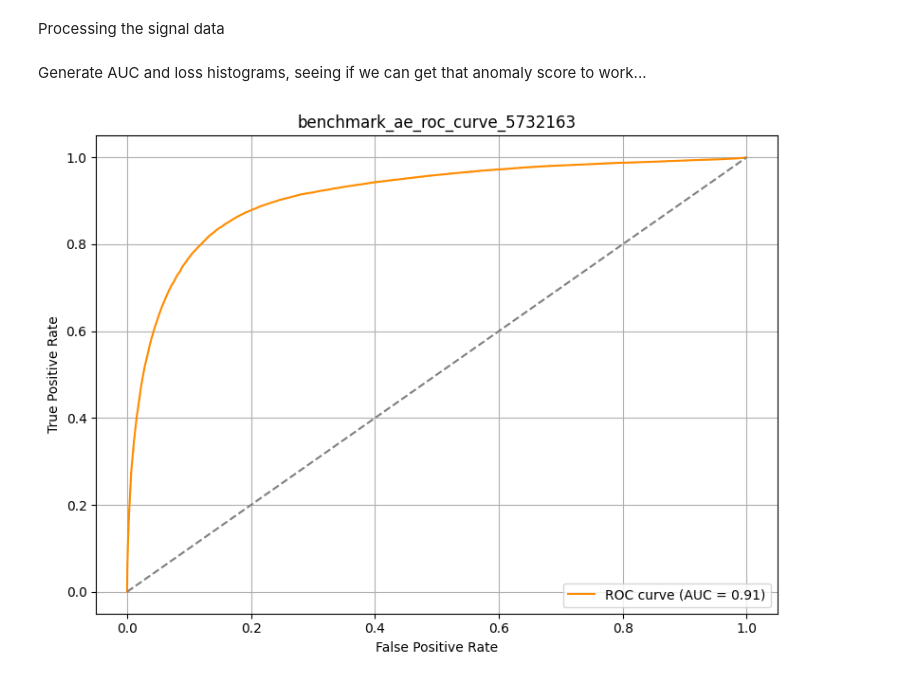
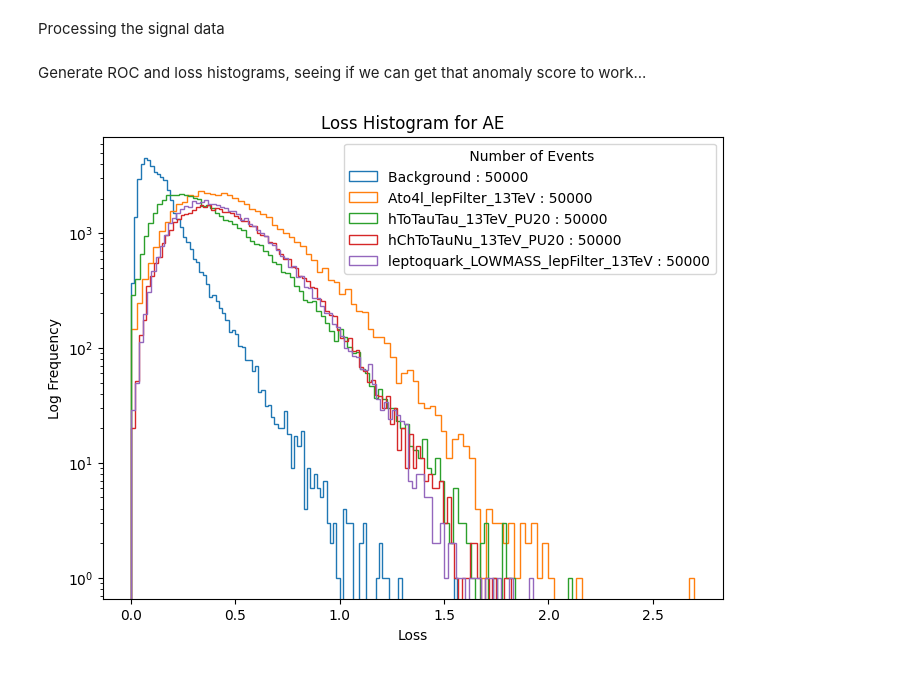
Before and after one commit to Danielbegel/evidential-dl-ae, a Jupyter notebook: ae_model.ipynb, the cells around one changed output. Saved outputs shown, nothing was run; the diff lists cells and outputs as text; code cells hidden in the pictures.

```diff
--- a/ae_model.ipynb
+++ b/ae_model.ipynb
@@ -171,3 +77,3 @@ Initialize an instance of the above class
 # %%
-model = AeModel(train_config)
+model = model_generator.create_model(train_config, "AE")
 # %% [output]
@@ -207,16 +113,6 @@ Model: "decoder"
 
 ---
 # %%
-early_stopping = EarlyStopping(patience=train_config["hyperparameters"]["stop_patience"], restore_best_weights=True)
-reduce_lr = ReduceLROnPlateau(monitor='val_loss', factor=0.1,
-                                  patience=train_config["hyperparameters"]["lr_patience"], verbose=1)
-
-model.compile(optimizer=Adam(), loss=tf.keras.losses.MeanSquaredError())
-history = model.fit(x=data_train,
-                        y=data_train,
-                        validation_data=(data_validate, data_validate),
-                        epochs=train_config["hyperparameters"]["epochs"],
-                        batch_size=train_config["hyperparameters"]["batch_size"],
-                        # callbacks=[early_stopping, reduce_lr, training_logger, tensorboard_callback]
-                        )
+model, history = model_trainer.train_model(train_config, model, data_train, data_validate)
+# gg.generate_loss_vs_epoch(train_config, history)
 # %% [output]
@@ -300,21 +167,21 @@ scores = np.concatenate([
 # %% [markdown]
-Generate AUC and loss histograms, seeing if we can get that anomaly score to work...
+Generate ROC and loss histograms, seeing if we can get that anomaly score to work...
 # %%
-fpr, tpr, _ = sk.roc_curve(truth_values, scores)
-roc_auc = sk.auc(fpr, tpr)
-
-# Plotting
-plt.figure(figsize=(8, 6))
-plt.plot(fpr, tpr, label=f'ROC curve (AUC = {roc_auc:.2f})', color='darkorange')
-plt.plot([0, 1], [0, 1], linestyle='--', color='gray')
-plt.xlabel('False Positive Rate')
-plt.ylabel('True Positive Rate')
-plt.title('benchmark_ae_roc_curve_5732163')
-plt.legend(loc="lower right")
-plt.grid(True)
-plt.tight_layout()
-plt.savefig(os.path.join(train_config["outputs"]["graph_directory"], datetime.datetime.now().strftime(
-    train_config["outputs"]["date_time_format"]) + "_ROC.png"), format="png", bbox_inches="tight")
-plt.show()
+# gg.generate_roc_curve(train_config, truth_values, scores)
-# %% [output]
-[figure, removed]
+# %%
+plt.figure(figsize=(8, 6))
+plt.hist(background_scores, histtype='step',bins=train_config["outputs"]["bins"], label='Background : {}'.format(len(background_scores)))
+plt.hist(Ato4l_scores, histtype='step',bins=train_config["outputs"]["bins"], label='Ato4l_lepFilter_13TeV : {}'.format(len(Ato4l_scores)))
+plt.hist(hToTauTau_scores, histtype='step', bins=train_config["outputs"]["bins"], label='hToTauTau_13TeV_PU20 : {}'.format(len(hToTauTau_scores)))
+plt.hist(hChToTauNu_scores, histtype='step', bins=train_config["outputs"]["bins"], label='hChToTauNu_13TeV_PU20 : {}'.format(len(hChToTauNu_scores)))
+plt.hist(leptoquark_scores,histtype='step', bins = train_config["outputs"]["bins"], label='leptoquark_LOWMASS_lepFilter_13TeV : {}'.format(len(leptoquark_scores)))
+plt.xlabel('Loss')
+plt.ylabel('Log Frequency')
+plt.yscale('log')
+plt.title("Loss Histogram for AE")
+plt.legend(title=" Number of Events")
+# plt.savefig(os.path.join(train_config["outputs"]["graph_directory"], datetime.datetime.now().strftime(
+        # train_config["outputs"]["date_time_format"]) + "_Histogram.png"), format="png", bbox_inches="tight")
+plt.show()
+# %% [output]
+[figure, added]
```
Also changed, not shown: parts of 14 cells of this notebook, 46 other files.
